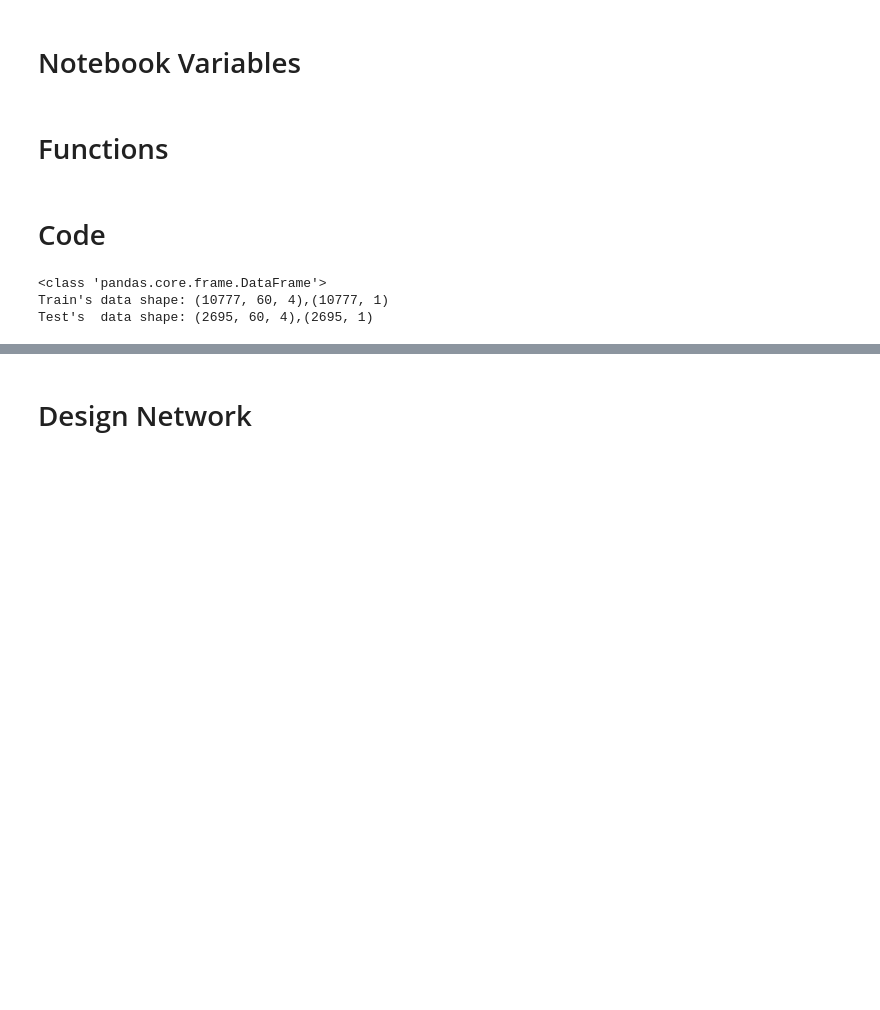
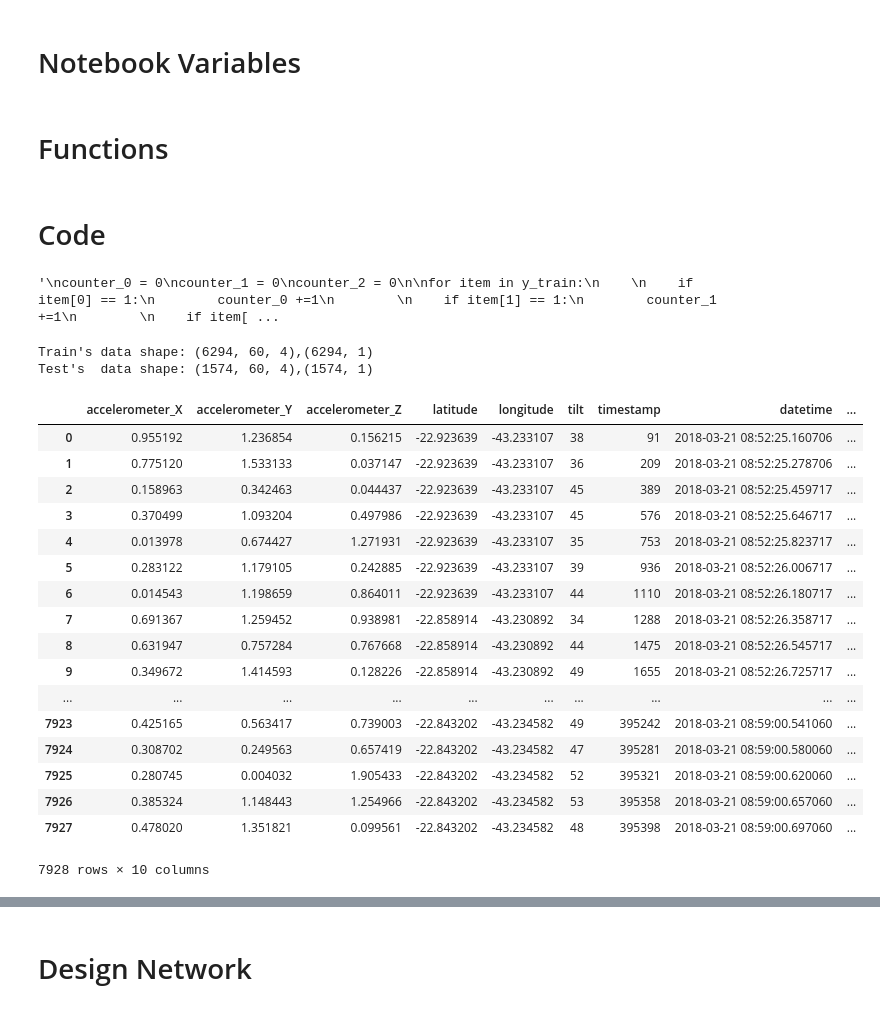
Before and after one commit to adornodev/TCC-Lunar, a Jupyter notebook: Python/MachineLearningAlgorithm.ipynb, the cells around one changed output, grey strips where cells are left out. Saved outputs shown, nothing was run; the diff lists cells and outputs as text; code cells hidden in the pictures; blank space fills up the shorter version.

```diff
--- a/Python/MachineLearningAlgorithm.ipynb
+++ b/Python/MachineLearningAlgorithm.ipynb
@@ -33,7 +36,9 @@ from keras.utils              import np_utils
 # %% [markdown]
 # Notebook Variables
 # %%
-directories      = ["C:/Users/T-Gamer/Documents/Projetos - Git/FinalCourseAssignment/Dataset/20171203/", "C:/Users/T-Gamer/Documents/Projetos - Git/FinalCourseAssignment/Dataset/20171129/"]
+#directories      = ["C:/Users/T-Gamer/Documents/Projetos - Git/FinalCourseAssignment/Dataset/20171203/", "C:/Users/T-Gamer/Documents/Projetos - Git/FinalCourseAssignment/Dataset/20171129/"]
+directories      = ["C:/Users/T-Gamer/Documents/Git Projects/TCC-Lunar/FinalCourseAssignment/Dataset/20180315/UFRJ/"]
+
 file_delimiter   = '\t'
 
 
@@ -44,7 +49,7 @@ pothole_output   = 1
 speedbump_output = 2
 default_output   = 0
 
-tilt_threshold   = 40
+tilt_threshold   = 30
 n_reg_lag        = 60
 features         = ['accelerometer_X','accelerometer_Y','accelerometer_Z','output']
 # %% [markdown]
@@ -359,20 +432,44 @@ def plot_tooltip_bokeh(axisSensor, dataframe, dataframe_pothole,dataframe_speedB
 df_general, df_pothole, df_speedbump= join_files_to_unique_dataframe(get_files_from_directories(directories))
 # %% [markdown]
 # Code
+# %%
+'''
+counter_0 = 0
+counter_1 = 0
+counter_2 = 0
+
+for item in y_train:
+
+    if item[0] == 1:
+        counter_0 +=1
+
+    if item[1] == 1:
+        counter_1 +=1
+
+    if item[2] == 1:
+        counter_2 +=1
+
+print(counter_0)
+print(counter_1)
+print(counter_2)
+
+'''
+# %% [output]
+'\ncounter_0 = 0\ncounter_1 = 0\ncounter_2 = 0\n\nfor item in y_train:\n    \n    if item[0] == 1:\n        counter_0 +=1\n        \n    if item[1] == 1:\n        counter_1 +=1\n        \n    if item[ ...
 # %%
 # Get Paths from specific file
 #speedbumpPath = get_files_from_directories(directories, pattern = "SpeedBump_Postognv*.")[0]
 #potholePath   = get_files_from_directories(directories, pattern = "Pothole_Postognv*.")[0]
 #generalPath   = get_files_from_directories(directories, pattern = "Postognv*.")[0]
-#speedbumpPath = get_files_from_directories(directoriesList, pattern = "SpeedBump_Inicioasfaltovelhoaterodovia*.")[0]
-#potholePath   = get_files_from_directories(directoriesList, pattern = "Pothole_Inicioasfaltovelhoaterodovia*.")[0]
-#generalPath   = get_files_from_directories(directoriesList, pattern = "Inicioasfaltovelhoaterodovia*.")[0]
+speedbumpPath = get_files_from_directories(directories, pattern = "SpeedBump_FundaoManual1*.")[0]
+potholePath   = get_files_from_directories(directories, pattern = "Pothole_FundaoManual1*.")[0]
+generalPath   = get_files_from_directories(directories, pattern = "FundaoManual1*.")[0]
 
 
 # Reading csv files
-#df_general    = pd.read_csv(generalPath, delimiter   = file_delimiter)
-#df_pothole    = pd.read_csv(potholePath, delimiter   = file_delimiter)
-#df_speedbump  = pd.read_csv(speedbumpPath, delimiter = file_delimiter)
+df_general    = pd.read_csv(generalPath, delimiter   = file_delimiter)
+df_pothole    = pd.read_csv(potholePath, delimiter   = file_delimiter)
+df_speedbump  = pd.read_csv(speedbumpPath, delimiter = file_delimiter)
 
 
 # Create "output" column
@@ -431,6 +528,5 @@ y_train, y_test = convert_output_to_categorical_mode(y_train, y_test)
 x_train = x_train[:, :, :-1]
 x_test  = x_test[:, :, :-1]
 # %% [output]
-<class 'pandas.core.frame.DataFrame'>
-Train's data shape: (10777, 60, 4),(10777, 1)
-Test's  data shape: (2695, 60, 4),(2695, 1)
+Train's data shape: (6294, 60, 4),(6294, 1)
+Test's  data shape: (1574, 60, 4),(1574, 1)
@@ -438,0 +533,21 @@ Test's  data shape: (2695, 60, 4),(2695, 1)
+# %%
+df_general
+# %% [output]
+|  | accelerometer_X | accelerometer_Y | accelerometer_Z | latitude | longitude | tilt | timestamp | datetime | ... |
+| 0 | 0.955192 | 1.236854 | 0.156215 | -22.923639 | -43.233107 | 38 | 91 | 2018-03-21 08:52:25.160706 | ... |
+| 1 | 0.775120 | 1.533133 | 0.037147 | -22.923639 | -43.233107 | 36 | 209 | 2018-03-21 08:52:25.278706 | ... |
+| 2 | 0.158963 | 0.342463 | 0.044437 | -22.923639 | -43.233107 | 45 | 389 | 2018-03-21 08:52:25.459717 | ... |
+| 3 | 0.370499 | 1.093204 | 0.497986 | -22.923639 | -43.233107 | 45 | 576 | 2018-03-21 08:52:25.646717 | ... |
+| 4 | 0.013978 | 0.674427 | 1.271931 | -22.923639 | -43.233107 | 35 | 753 | 2018-03-21 08:52:25.823717 | ... |
+| 5 | 0.283122 | 1.179105 | 0.242885 | -22.923639 | -43.233107 | 39 | 936 | 2018-03-21 08:52:26.006717 | ... |
+| 6 | 0.014543 | 1.198659 | 0.864011 | -22.923639 | -43.233107 | 44 | 1110 | 2018-03-21 08:52:26.180717 | ... |
+| 7 | 0.691367 | 1.259452 | 0.938981 | -22.858914 | -43.230892 | 34 | 1288 | 2018-03-21 08:52:26.358717 | ... |
+| 8 | 0.631947 | 0.757284 | 0.767668 | -22.858914 | -43.230892 | 44 | 1475 | 2018-03-21 08:52:26.545717 | ... |
+| 9 | 0.349672 | 1.414593 | 0.128226 | -22.858914 | -43.230892 | 49 | 1655 | 2018-03-21 08:52:26.725717 | ... |
+| ... | ... | ... | ... | ... | ... | ... | ... | ... | ... |
+| 7923 | 0.425165 | 0.563417 | 0.739003 | -22.843202 | -43.234582 | 49 | 395242 | 2018-03-21 08:59:00.541060 | ... |
+| 7924 | 0.308702 | 0.249563 | 0.657419 | -22.843202 | -43.234582 | 47 | 395281 | 2018-03-21 08:59:00.580060 | ... |
+| 7925 | 0.280745 | 0.004032 | 1.905433 | -22.843202 | -43.234582 | 52 | 395321 | 2018-03-21 08:59:00.620060 | ... |
+| 7926 | 0.385324 | 1.148443 | 1.254966 | -22.843202 | -43.234582 | 53 | 395358 | 2018-03-21 08:59:00.657060 | ... |
+| 7927 | 0.478020 | 1.351821 | 0.099561 | -22.843202 | -43.234582 | 48 | 395398 | 2018-03-21 08:59:00.697060 | ... |
+7928 rows × 10 columns
```
Also changed, not shown: parts of 10 cells of this notebook, 1 other file.
